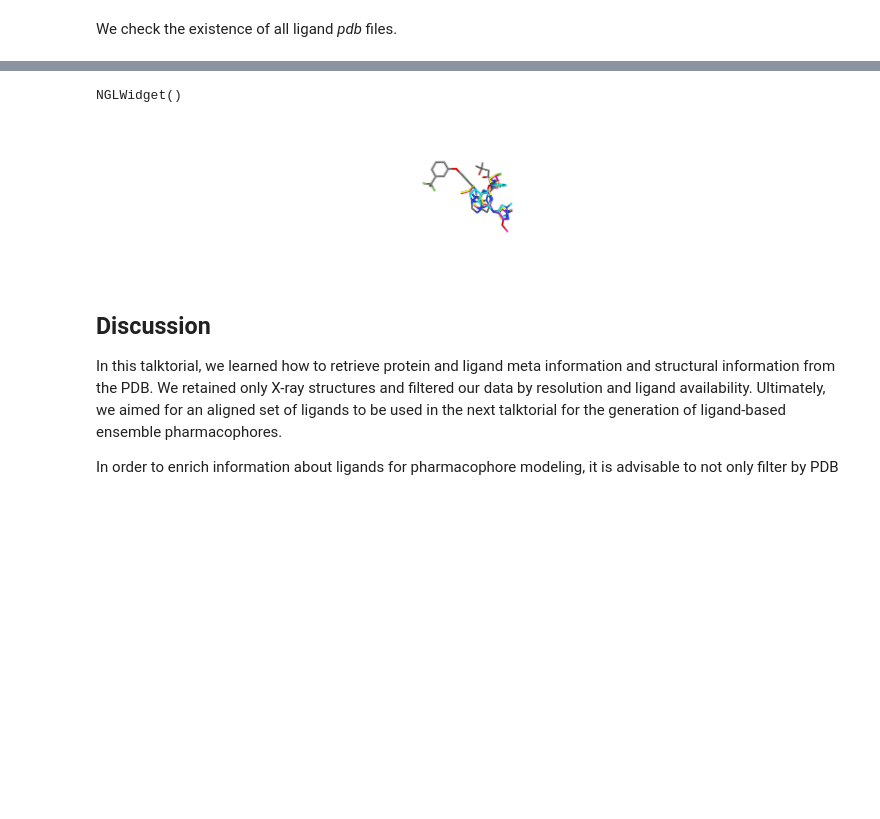
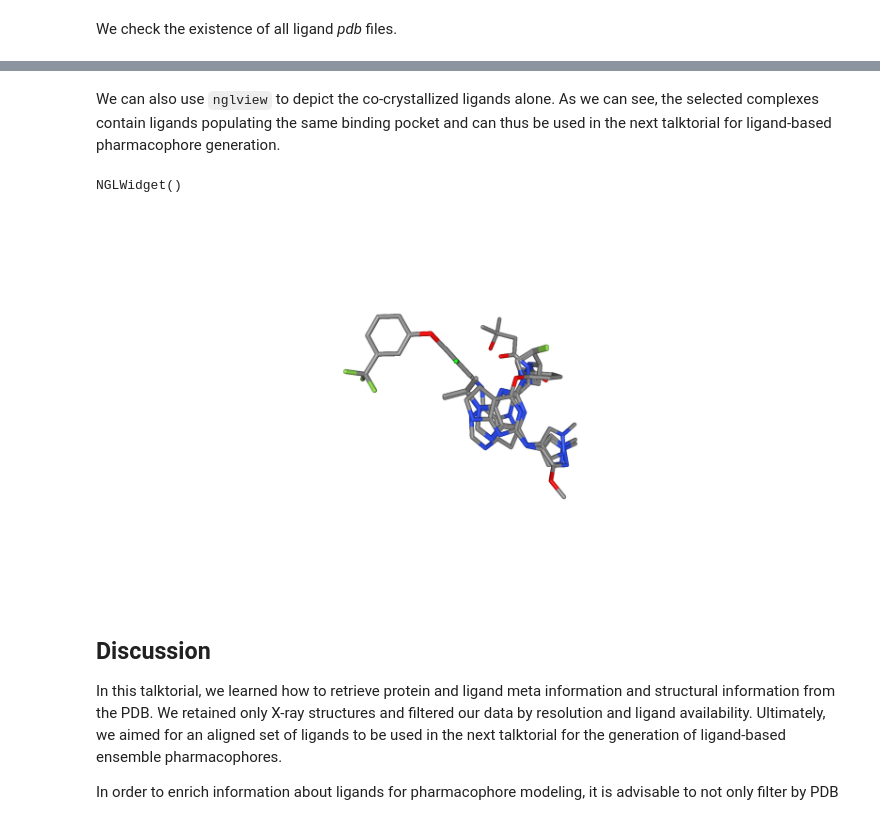
Before and after one commit to volkamerlab/teachopencadd, a Jupyter notebook: teachopencadd/talktorials/008_query_pdb/talktorial.ipynb, the cells around one changed output, grey strips where cells are left out. Saved outputs shown, nothing was run; the diff lists cells and outputs as text; code cells hidden in the pictures; blank space fills up the shorter version.

```diff
--- a/teachopencadd/talktorials/008_query_pdb/talktorial.ipynb
+++ b/teachopencadd/talktorials/008_query_pdb/talktorial.ipynb
@@ -389,0 +354,7 @@ OrderedDict([('5UG9', '8AM'), ('5HG8', '634'), ('5UG8', '8BP'), ('3POZ', '03P')]
+# %%
+pairs = collections.OrderedDict()
+
+for structure_id, chemical_id in zip(ligands["@structureId"], ligands["@chemicalID"]):
+    pairs[structure_id] = chemical_id
+
+pairs
@@ -428,7 +399,7 @@ complexes
 # %%
 # Write complex to file
 for complex_, pdb_id in zip(complexes, pairs.keys()):
-    complex_.write(f"./data/{pdb_id}.pdb")
+    complex_.write(DATA / f"{pdb_id}.pdb")
 # %% [markdown]
 #### 3. Align proteins
 
@@ -460,7 +433,7 @@ ligands
  <Universe with 38 atoms>]
 # %%
 for ligand, pdb_id in zip(ligands, pairs.keys()):
-    ligand.write(f"./data/{pdb_id}_lig.pdb")
+    ligand.write(DATA / f"{pdb_id}_lig.pdb")
 # %% [markdown]
 We check the existence of all ligand *pdb* files.
 # %%
@@ -476,13 +450,12 @@ mol_files
+# %% [markdown]
+We can also use `nglview` to depict the co-crystallized ligands alone. As we can see, the selected complexes contain ligands populating the same binding pocket and can thus be used in the next talktorial for ligand-based pharmacophore generation.
 # %%
-v = nglview.NGLWidget()
-
-ligand_colors = {0: 'magenta', 1: 'cyan', 2: 'yellow', 3: 'grey'}
-
+view = nglview.NGLWidget()
 for component_id, ligand in enumerate(ligands):
-    v.add_component(ligand.atoms)
-    v.remove_ball_and_stick(component=component_id)
-    v.add_licorice(component=component_id, colorScheme="element", colorValue=ligand_colors[component_id])
-v
+    view.add_component(ligand.atoms)
+    view.remove_ball_and_stick(component=component_id)
+    view.add_licorice(component=component_id)
+view
 # %% [output]
 NGLWidget()
 # %%
@@ -490,7 +463,7 @@ v.render_image();
 # %%
-v._display_image()
+view._display_image()
 # %% [output]
-[figure, old version]
+[figure, new version]
 # %% [markdown]
 ## Discussion
 
```
Also changed, not shown: parts of 45 cells of this notebook.
